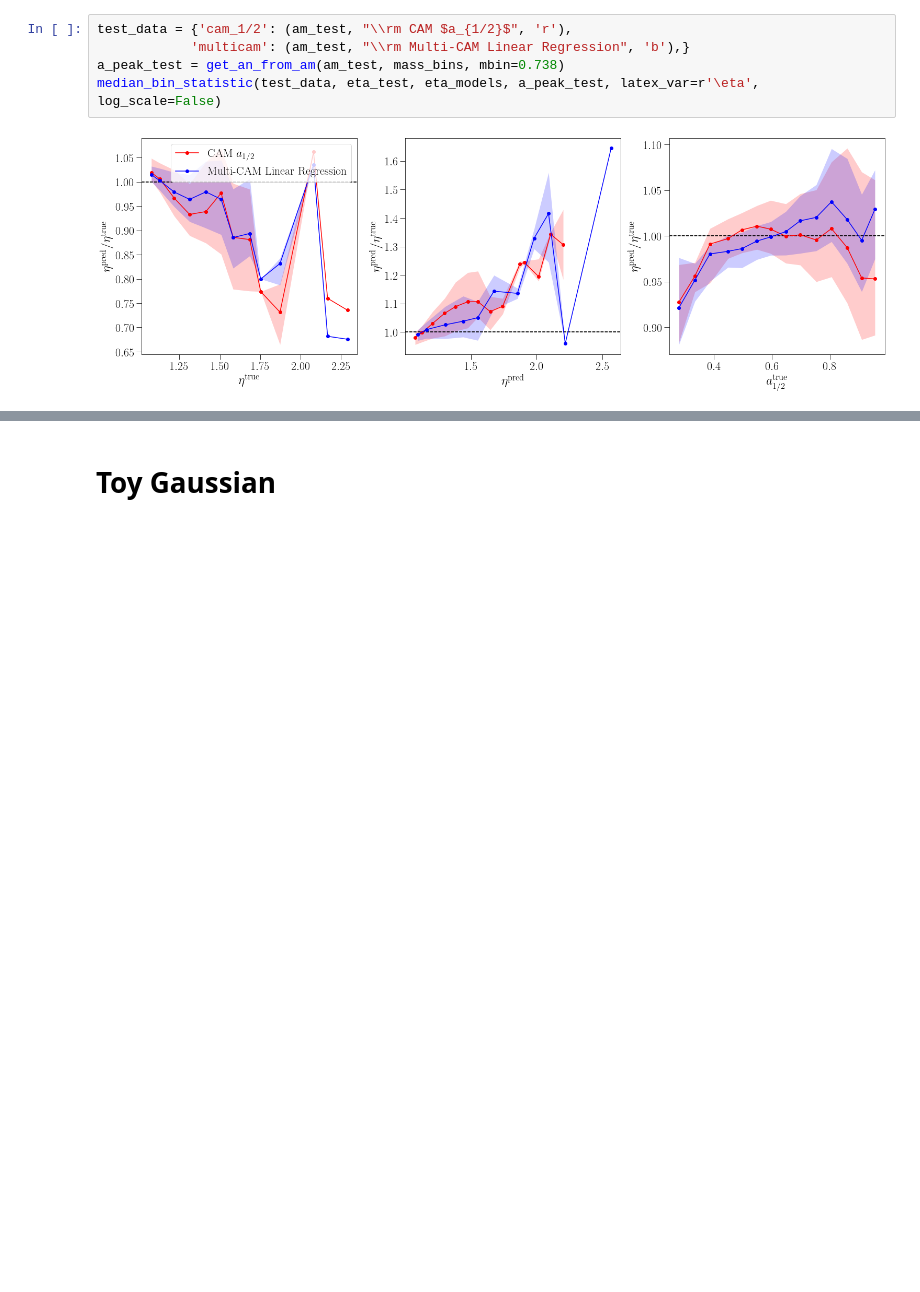
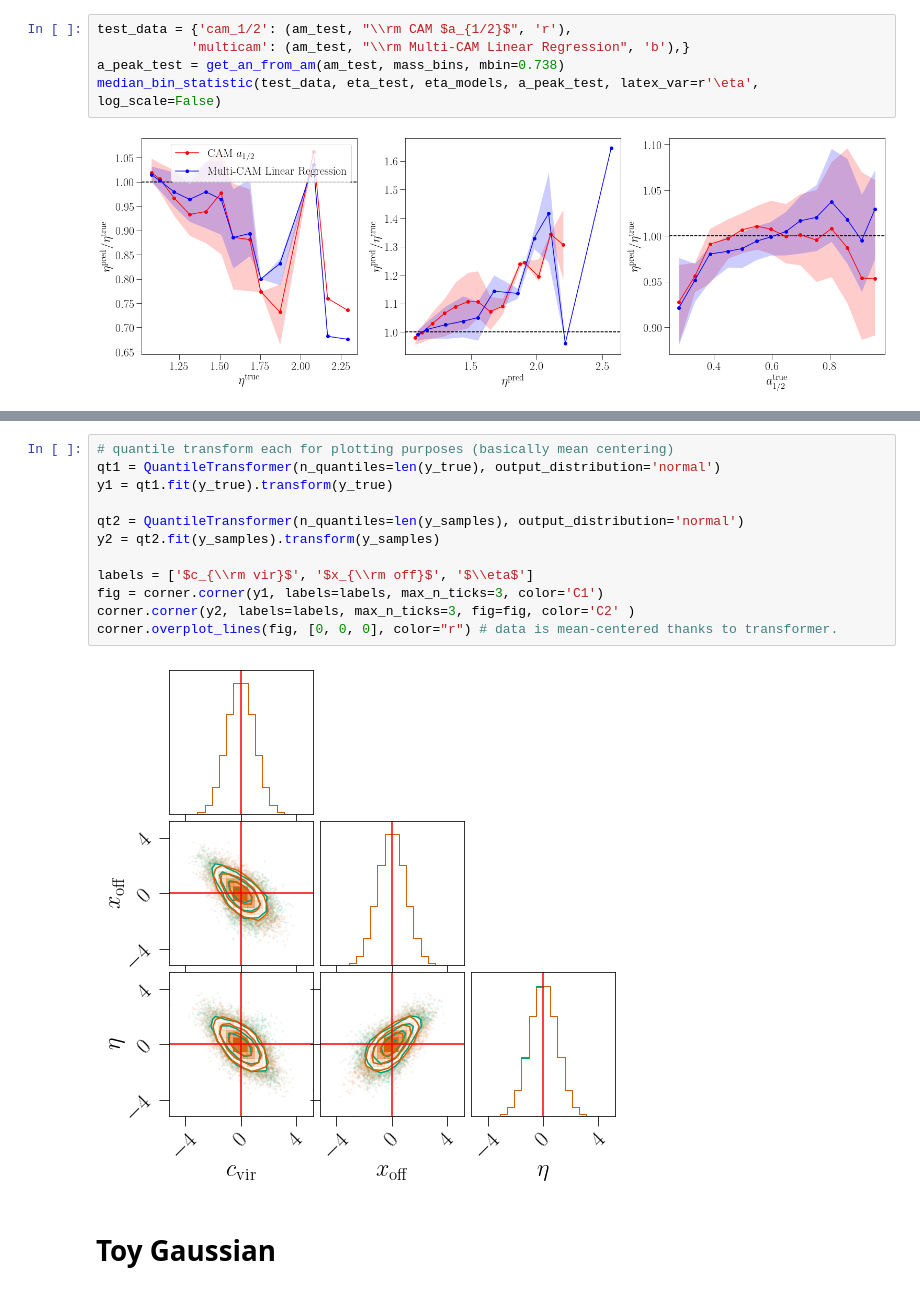
Before and after one commit to ismael-mendoza/nbody-relaxed, a Jupyter notebook: notebooks/jupyter/plots/predictions.ipynb, the cells around one changed output, grey strips where cells are left out. Cells and saved outputs as stored; diff of their text form; blank space fills up the shorter version.

```diff
--- a/notebooks/jupyter/plots/predictions.ipynb
+++ b/notebooks/jupyter/plots/predictions.ipynb
@@ -639,3 +710,17 @@ median_bin_statistic(test_data, eta_test, eta_models, a_peak_test, latex_var=r'\
+# %%
+# quantile transform each for plotting purposes (basically mean centering)
+qt1 = QuantileTransformer(n_quantiles=len(y_true), output_distribution='normal')
+y1 = qt1.fit(y_true).transform(y_true)
+
+qt2 = QuantileTransformer(n_quantiles=len(y_samples), output_distribution='normal')
+y2 = qt2.fit(y_samples).transform(y_samples)
+
+labels = ['$c_{\\rm vir}$', '$x_{\\rm off}$', '$\\eta$']
+fig = corner.corner(y1, labels=labels, max_n_ticks=3, color='C1')
+corner.corner(y2, labels=labels, max_n_ticks=3, fig=fig, color='C2' )
+corner.overplot_lines(fig, [0, 0, 0], color="r") # data is mean-centered thanks to transformer.
+# %% [output]
+[figure, added]
 # %% [markdown]
 # Toy Gaussian
 # %%
```
Also changed, not shown: parts of 16 cells of this notebook, 1 other file.
